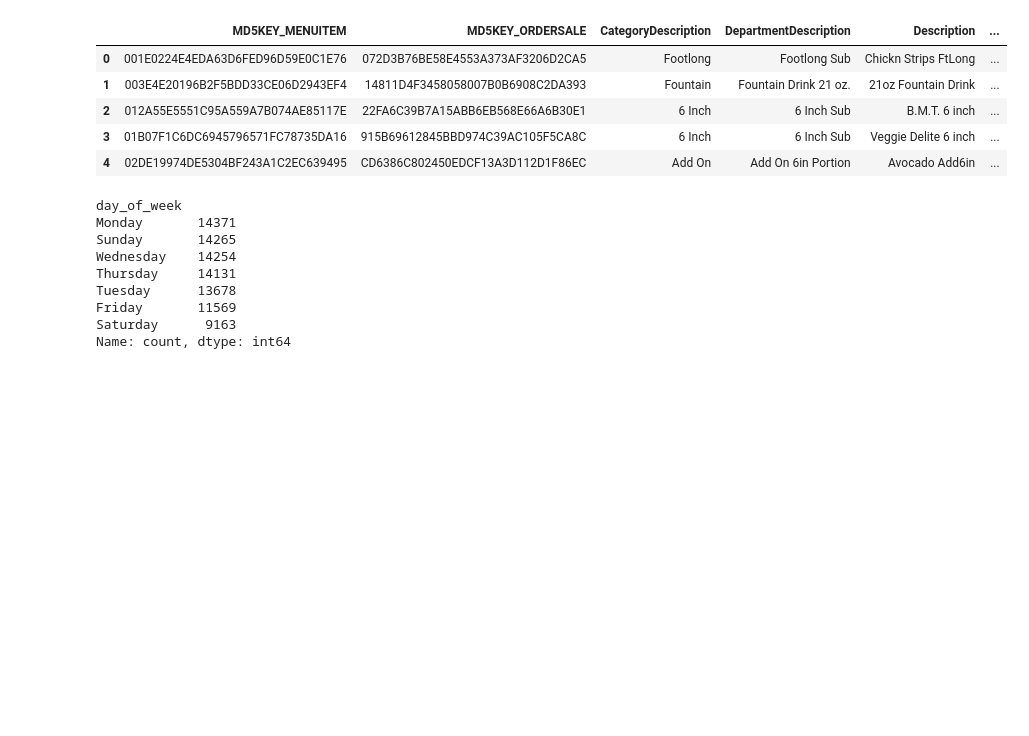
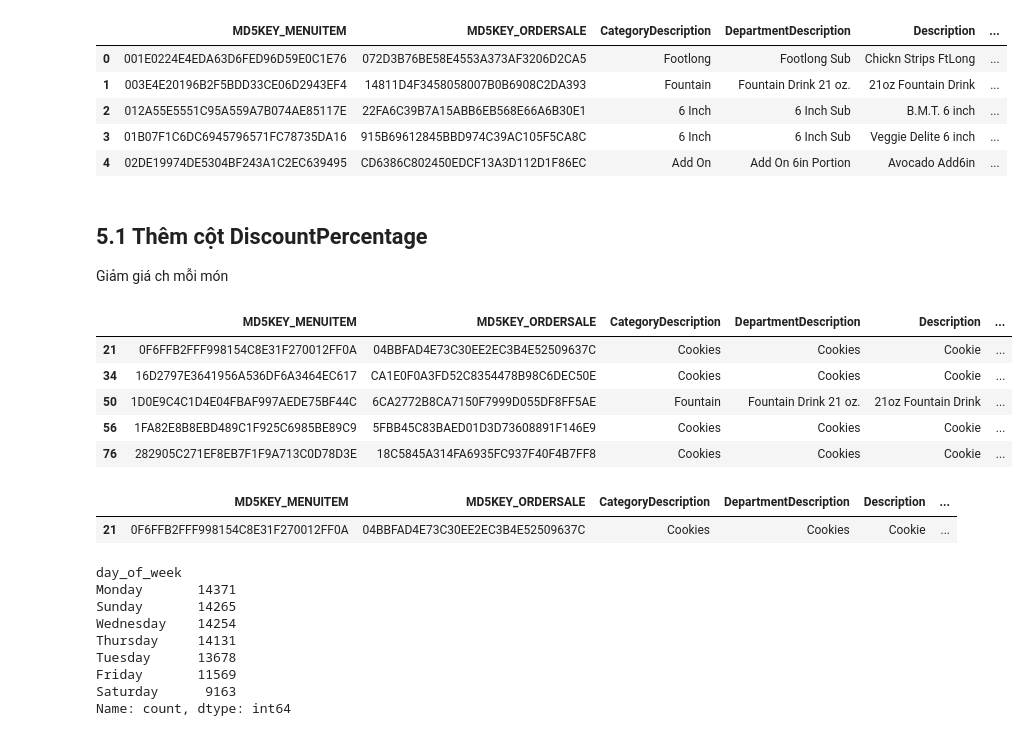
Before and after one commit to isharedigital/finalproject_data-science, a Jupyter notebook: notebooks/final/Clean/02.2_Clean_menuiten.ipynb, the cells around one changed output. Saved outputs shown, nothing was run; the diff lists cells and outputs as text; code cells hidden in the pictures; blank space fills up the shorter version.

Commit message:
Update DiscountPercentage column

```diff
--- a/notebooks/final/Clean/02.2_Clean_menuiten.ipynb
+++ b/notebooks/final/Clean/02.2_Clean_menuiten.ipynb
@@ -177,6 +177,25 @@ df.head()
 | 4 | 02DE19974DE5304BF243A1C2EC639495 | CD6386C802450EDCF13A3D112D1F86EC | Add On | Add On 6in Portion | Avocado Add6in | ... |
 # %%
 # df[(df['Quantity'] >= 2) & (df['DiscountAmount'] > 0)].head()
+# %% [markdown]
+## 5.1 Thêm cột DiscountPercentage
+Giảm giá ch mỗi món
+# %%
+df['DiscountPercentage'] = (df['DiscountAmount'] / df['Price']) * 100
+# %%
+df[(df['Quantity'] >= 2) & (df['DiscountAmount'] > 0)].head()
+# %% [output]
+|  | MD5KEY_MENUITEM | MD5KEY_ORDERSALE | CategoryDescription | DepartmentDescription | Description | ... |
+| 21 | 0F6FFB2FFF998154C8E31F270012FF0A | 04BBFAD4E73C30EE2EC3B4E52509637C | Cookies | Cookies | Cookie | ... |
+| 34 | 16D2797E3641956A536DF6A3464EC617 | CA1E0F0A3FD52C8354478B98C6DEC50E | Cookies | Cookies | Cookie | ... |
+| 50 | 1D0E9C4C1D4E04FBAF997AEDE75BF44C | 6CA2772B8CA7150F7999D055DF8FF5AE | Fountain | Fountain Drink 21 oz. | 21oz Fountain Drink | ... |
+| 56 | 1FA82E8B8EBD489C1F925C6985BE89C9 | 5FBB45C83BAED01D3D73608891F146E9 | Cookies | Cookies | Cookie | ... |
+| 76 | 282905C271EF8EB7F1F9A713C0D78D3E | 18C5845A314FA6935FC937F40F4B7FF8 | Cookies | Cookies | Cookie | ... |
+# %%
+df[df['MD5KEY_MENUITEM'] == '0F6FFB2FFF998154C8E31F270012FF0A']
+# %% [output]
+|  | MD5KEY_MENUITEM | MD5KEY_ORDERSALE | CategoryDescription | DepartmentDescription | Description | ... |
+| 21 | 0F6FFB2FFF998154C8E31F270012FF0A | 04BBFAD4E73C30EE2EC3B4E52509637C | Cookies | Cookies | Cookie | ... |
 # %%
 df['day_of_week'].value_counts()
 # %% [output]
```
Also changed, not shown: parts of 1 cell of this notebook, 1 other file.
